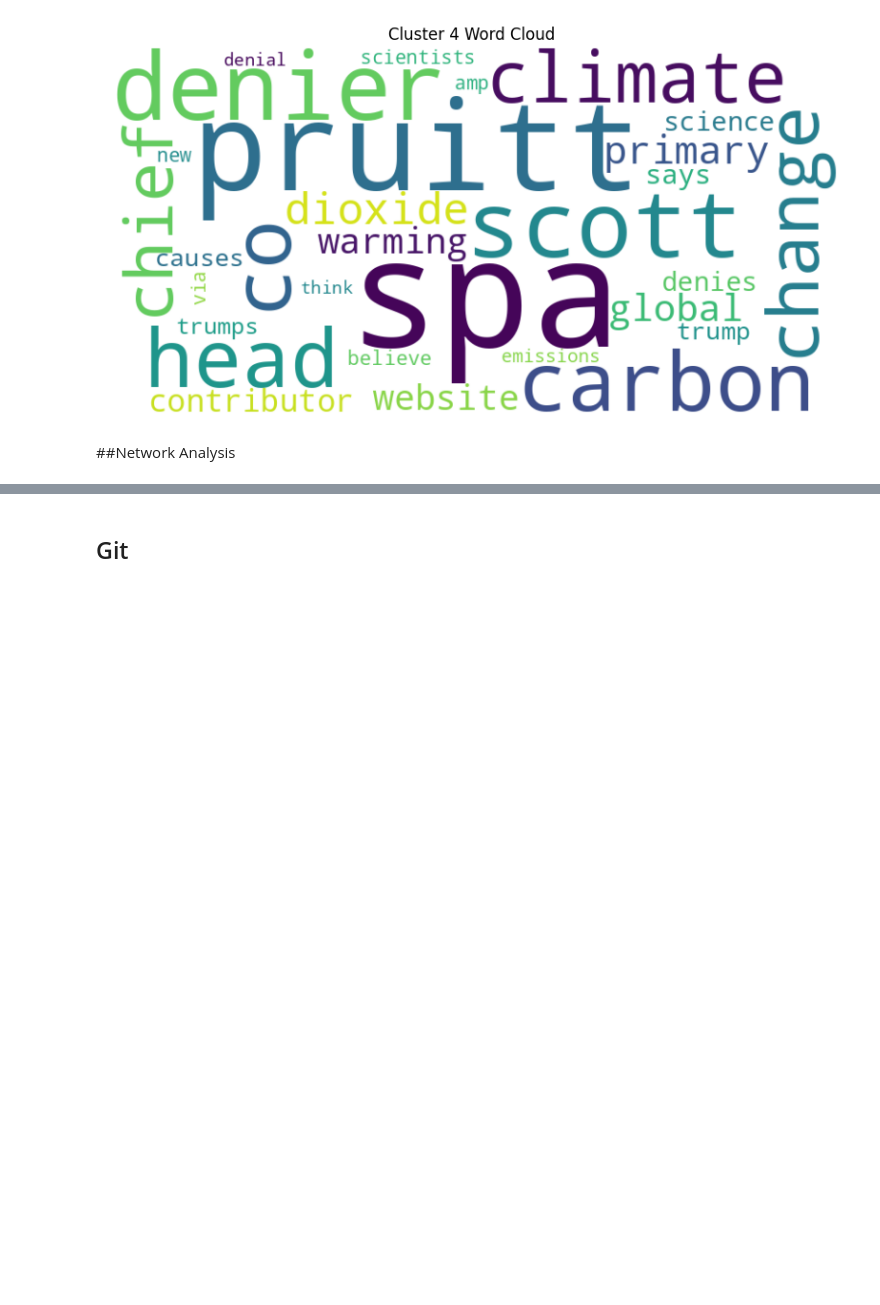
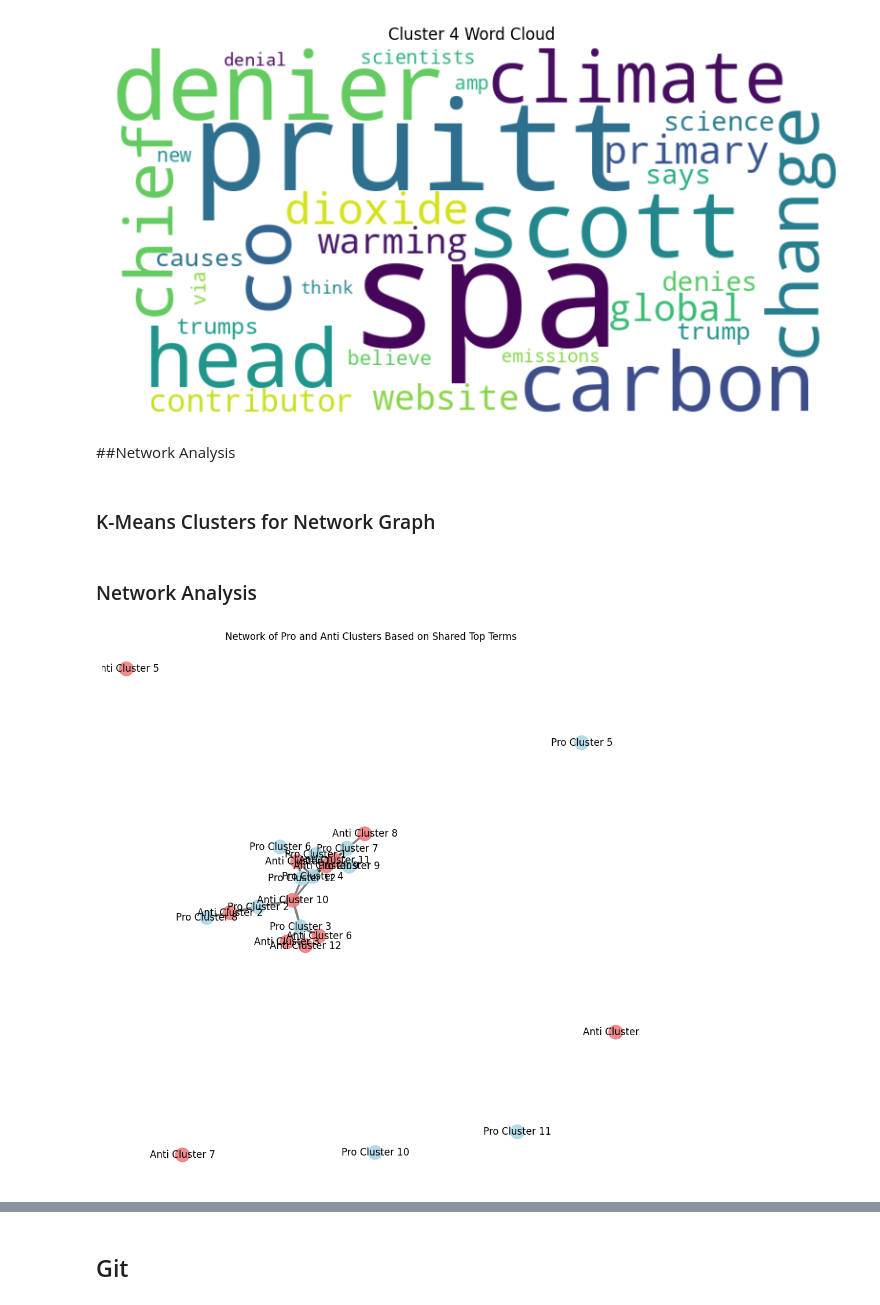
Before and after one commit to ramya1907/climate-change-tweets-analysis, a Jupyter notebook: climate_change_stance_analysis.ipynb, the cells around one changed output, grey strips where cells are left out. Cells and saved outputs as stored; diff of their text form; code cells hidden in the pictures; blank space fills up the shorter version.

```diff
--- a/climate_change_stance_analysis.ipynb
+++ b/climate_change_stance_analysis.ipynb
@@ -1019,0 +1046,2 @@ plt.show()
+# %% [markdown]
+### K-Means Clusters for Network Graph
@@ -1019,0 +1095,47 @@ plt.show()
+# %% [markdown]
+### Network Analysis
+# %%
+# Initialize empty graph
+G = nx.Graph()
+
+# Add nodes for each "pro" cluster with an attribute to indicate it's a "pro" cluster
+for cluster_id, terms in top_terms_per_cluster_pro.items():
+  G.add_node(f"Pro {cluster_id}", terms=terms, stance="pro")
+
+# Add nodes for each "anti" cluster with an attribute to indicate it's an "anti" cluster
+for cluster_id, terms in top_terms_per_cluster_anti.items():
+  G.add_node(f"Anti {cluster_id}", terms=terms, stance="anti")
+# %%
+# Function to calculate the intersection of top terms between two clusters
+def calculate_shared_terms(cluster1_terms, cluster2_terms):
+  return set(cluster1_terms).intersection(set(cluster2_terms))
+
+# Add edges between "pro" and "anti" clusters if they share a significant number of top terms
+SIGNIFICANT_THRESHOLD = 7
+
+for pro_id, pro_terms in top_terms_per_cluster_pro.items():
+  for anti_id, anti_terms in top_terms_per_cluster_anti.items():
+    shared_terms = calculate_shared_terms(pro_terms, anti_terms)
+    if len(shared_terms) >= SIGNIFICANT_THRESHOLD:
+      # Add an edge between the pro and anti cluster nodes with the number of shared terms as weight
+      G.add_edge(f"Pro {pro_id}", f"Anti {anti_id}", weight=len(shared_terms), shared_terms=list(shared_terms))
+# %%
+plt.figure(figsize=(12, 12))
+pos = nx.spring_layout(G, seed=42)  # For consistent layout between runs
+
+# Pro clusters are blue and Anti clusters are red
+node_colors = ["lightblue" if G.nodes[node]["stance"] == "pro" else "lightcoral" for node in G]
+nx.draw_networkx_nodes(G, pos, node_color=node_colors, alpha=0.9)
+
+# Draw edges with width proportional to the number of shared terms
+edge_widths = [G[u][v]['weight'] / 2 for u, v in G.edges()]
+nx.draw_networkx_edges(G, pos, width=edge_widths, alpha=0.5)
+
+# Draw node labels
+nx.draw_networkx_labels(G, pos)
+
+plt.title("Network of Pro and Anti Clusters Based on Shared Top Terms")
+plt.axis("off")
+plt.show()
+# %% [output]
+[figure, added]
```
Also changed, not shown: parts of 24 cells of this notebook.
